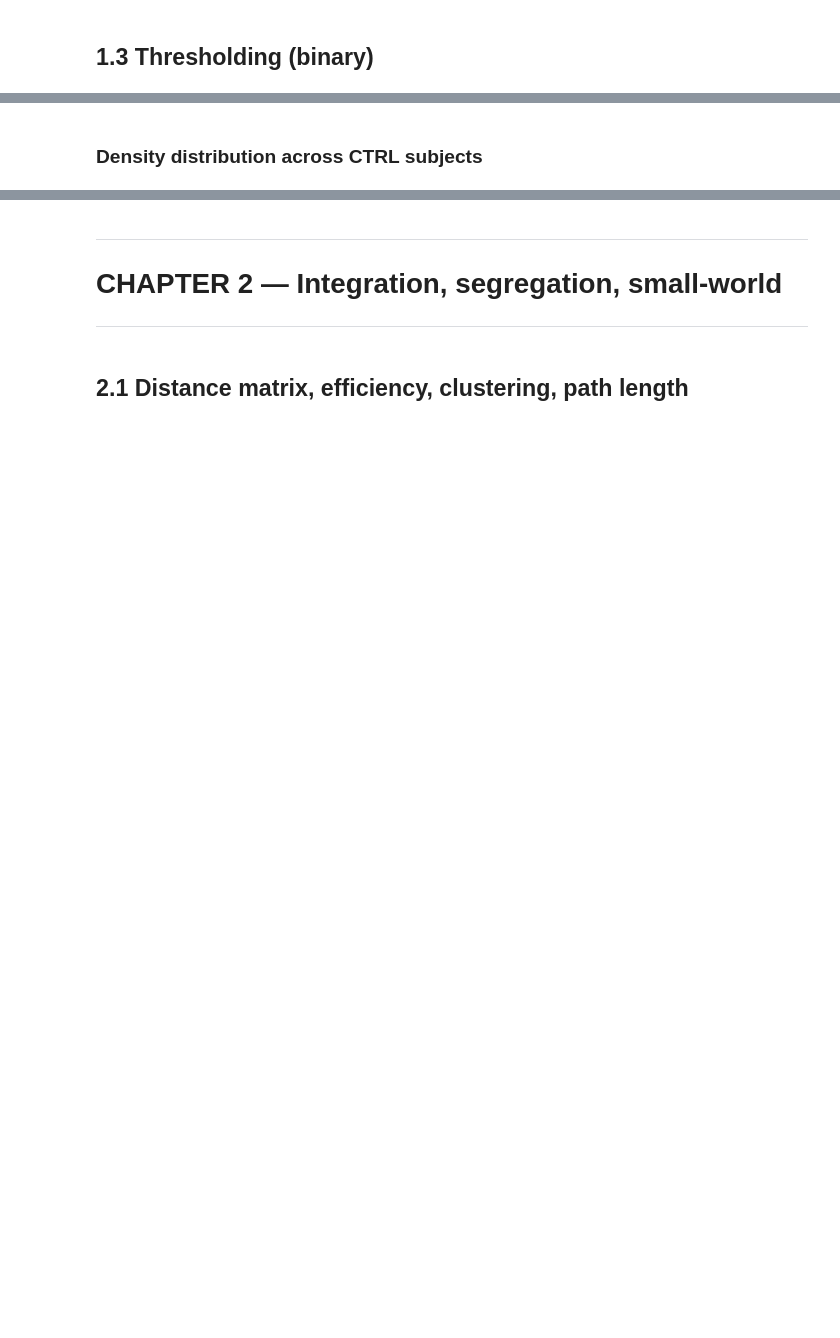
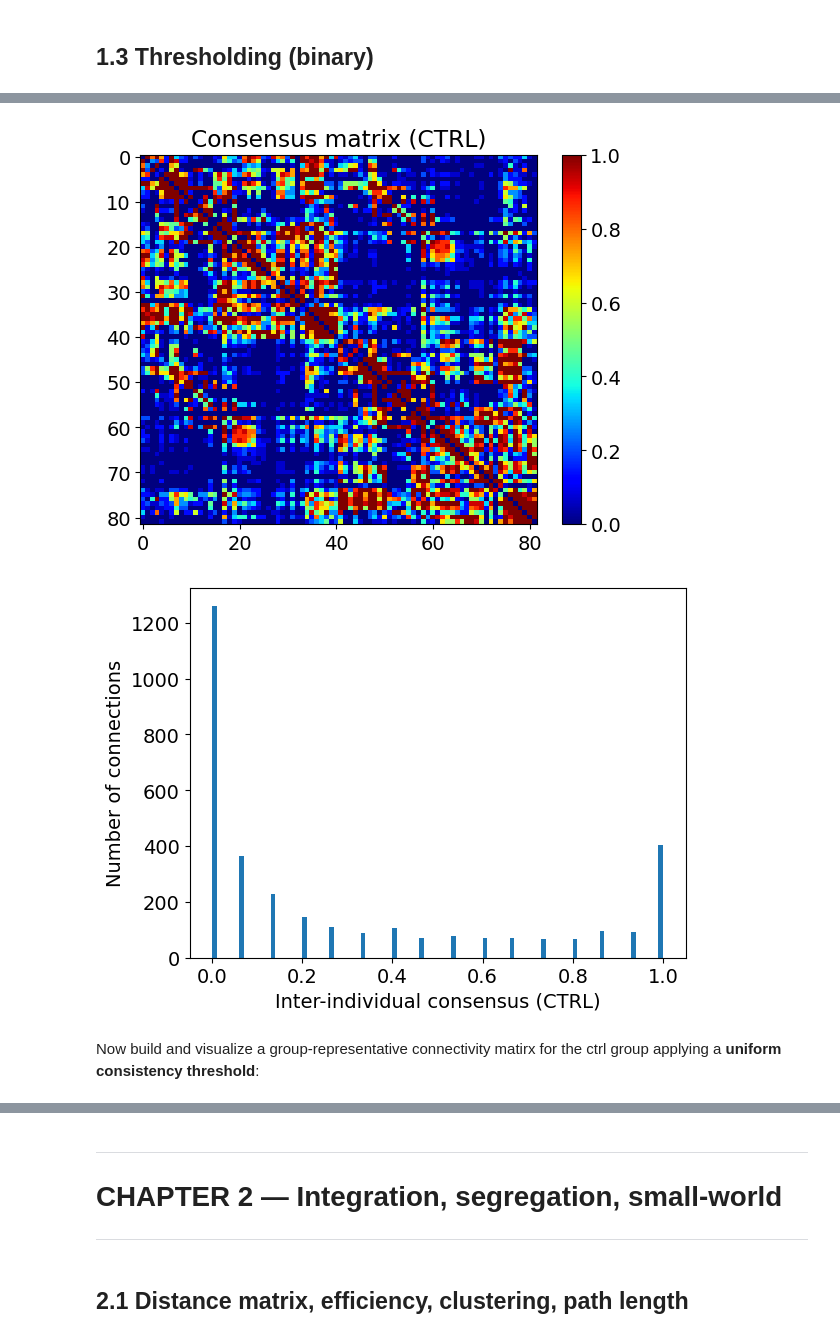
Before and after one commit to agriffa/IST_Connectomics_Lab, a Jupyter notebook: IST_Connectomics_Lab_colab.ipynb, the cells around one changed output, grey strips where cells are left out. Saved outputs shown, nothing was run; the diff lists cells and outputs as text; code cells hidden in the pictures; blank space fills up the shorter version.

```diff
--- a/IST_Connectomics_Lab_colab.ipynb
+++ b/IST_Connectomics_Lab_colab.ipynb
@@ -180,0 +309,19 @@ plt.show()
+# %%
+# Figure
+plt.figure()
+plt.imshow(C_ctrl, cmap=plt.cm.jet)
+plt.axis("equal"); plt.axis("tight")
+plt.colorbar()
+plt.title("Consensus matrix (CTRL)")
+plt.show()
+
+# Histogram of upper triangle (excluding diagonal)
+ut = np.triu(np.ones((nn, nn), dtype=bool), 1)
+plt.figure()
+plt.hist(C_ctrl[ut].ravel(), bins=100) # ravel returns a contiguous flattened array
+plt.xlabel("Inter-individual consensus (CTRL)")
+plt.ylabel("Number of connections")
+plt.show()
+# %% [output]
+[figure, added]
+[figure, added]
@@ -181,2 +334,2 @@ plt.show()
 # %% [markdown]
-### Density distribution across CTRL subjects
+Now build and visualize a group-representative connectivity matirx for the ctrl group applying a **uniform consistency threshold**:
```
Also changed, not shown: parts of 56 cells of this notebook, 5 other files.
